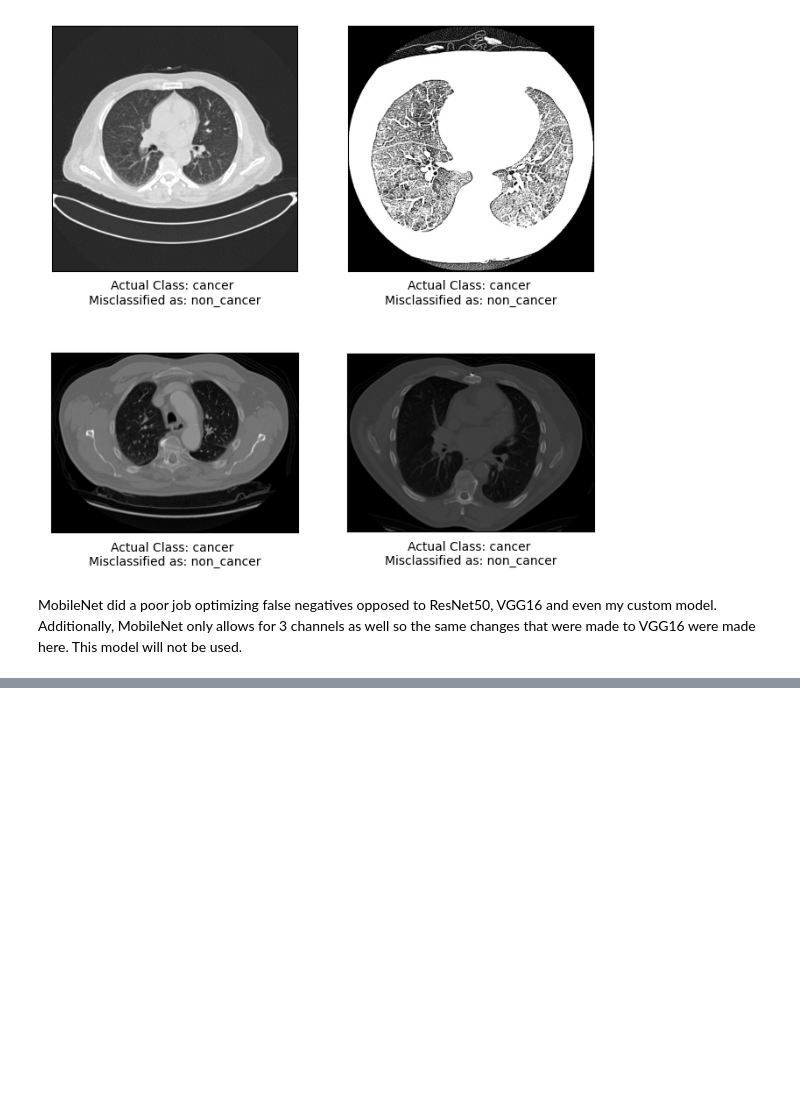
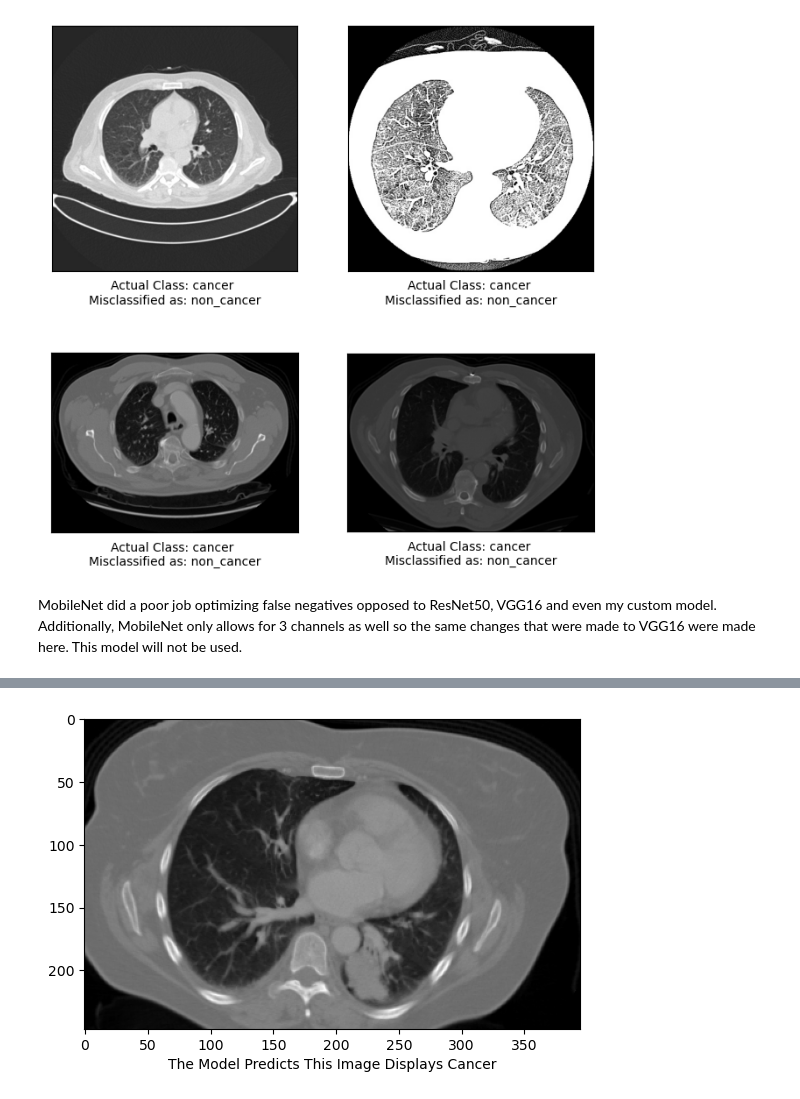
Before and after one commit to Mcapp1/Capstone, a Jupyter notebook: Primary-Notebook.ipynb, the cells around one changed output, grey strips where cells are left out. Drawn from its saved outputs; the diff is of its cells as text; code cells hidden in the pictures; blank space fills up the shorter version.

```diff
--- a/Primary-Notebook.ipynb
+++ b/Primary-Notebook.ipynb
@@ -556,0 +575,3 @@ segmentation = mask.apply(input_image)  # default model is U-net(R231)
+# %%
+predict_any_image('data/test/cancer/000108 (8).png')
+# %% [output]
@@ -556,0 +579 @@ segmentation = mask.apply(input_image)  # default model is U-net(R231)
+[figure, added]
```
Also changed, not shown: parts of 13 cells of this notebook.
